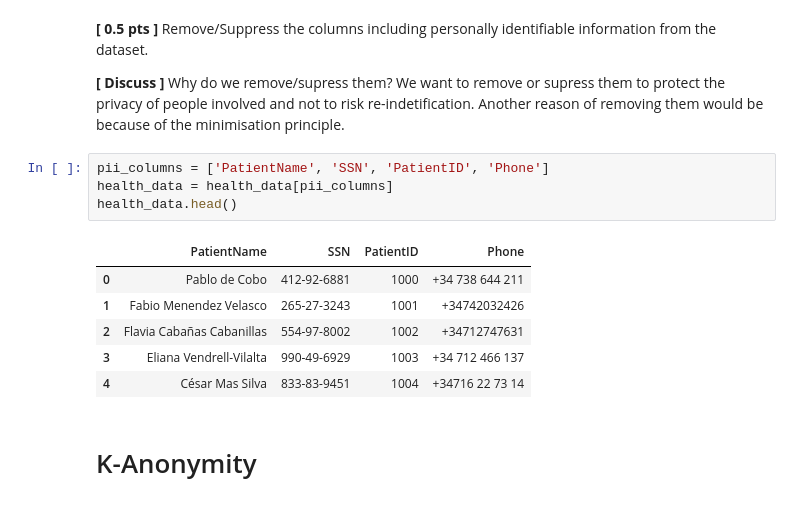
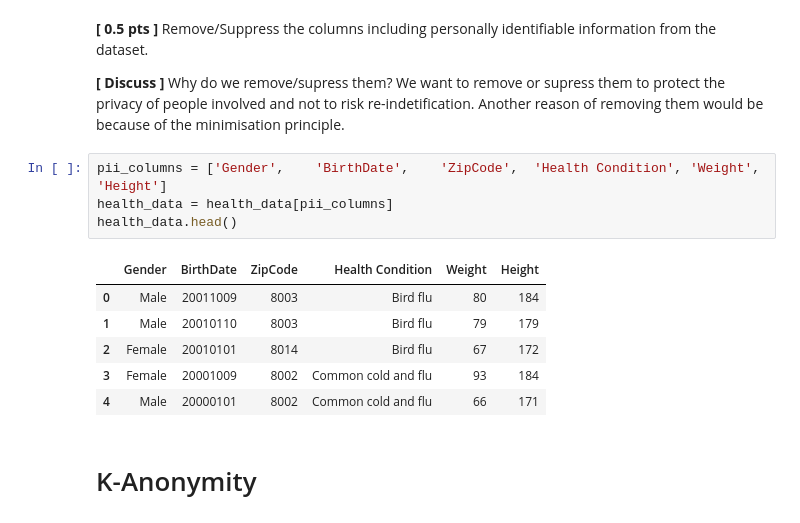
Before and after one commit to ferolaa/FATE, a Jupyter notebook: Lab I - Data Anonymization/Notebook/L1_Data_Anonymization.ipynb, the cells around one changed output. Cells and saved outputs as stored; diff of their text form.

```diff
--- a/Lab I - Data Anonymization/Notebook/L1_Data_Anonymization.ipynb
+++ b/Lab I - Data Anonymization/Notebook/L1_Data_Anonymization.ipynb
@@ -78,16 +81,16 @@ SSN
 **[ Discuss ]** Why do we remove/supress them?
 We want to remove or supress them to protect the privacy of people involved and not to risk re-indetification. Another reason of removing them would be because of the minimisation principle.
 # %%
-pii_columns = ['PatientName', 'SSN', 'PatientID', 'Phone']
+pii_columns = ['Gender',	'BirthDate',	'ZipCode',	'Health Condition',	'Weight',	'Height']
 health_data = health_data[pii_columns]
 health_data.head()
 # %% [output]
-|  | PatientName | SSN | PatientID | Phone |
-| 0 | Pablo de Cobo | 412-92-6881 | 1000 | +34 738 644 211 |
-| 1 | Fabio Menendez Velasco | 265-27-3243 | 1001 | +34742032426 |
-| 2 | Flavia Cabañas Cabanillas | 554-97-8002 | 1002 | +34712747631 |
-| 3 | Eliana Vendrell-Vilalta | 990-49-6929 | 1003 | +34 712 466 137 |
-| 4 | César Mas Silva | 833-83-9451 | 1004 | +34716 22 73 14 |
+|  | Gender | BirthDate | ZipCode | Health Condition | Weight | Height |
+| 0 | Male | 20011009 | 8003 | Bird flu | 80 | 184 |
+| 1 | Male | 20010110 | 8003 | Bird flu | 79 | 179 |
+| 2 | Female | 20010101 | 8014 | Bird flu | 67 | 172 |
+| 3 | Female | 20001009 | 8002 | Common cold and flu | 93 | 184 |
+| 4 | Male | 20000101 | 8002 | Common cold and flu | 66 | 171 |
 # %% [markdown]
 # K-Anonymity
 # %% [markdown]
```
Also changed, not shown: parts of 13 cells of this notebook.
